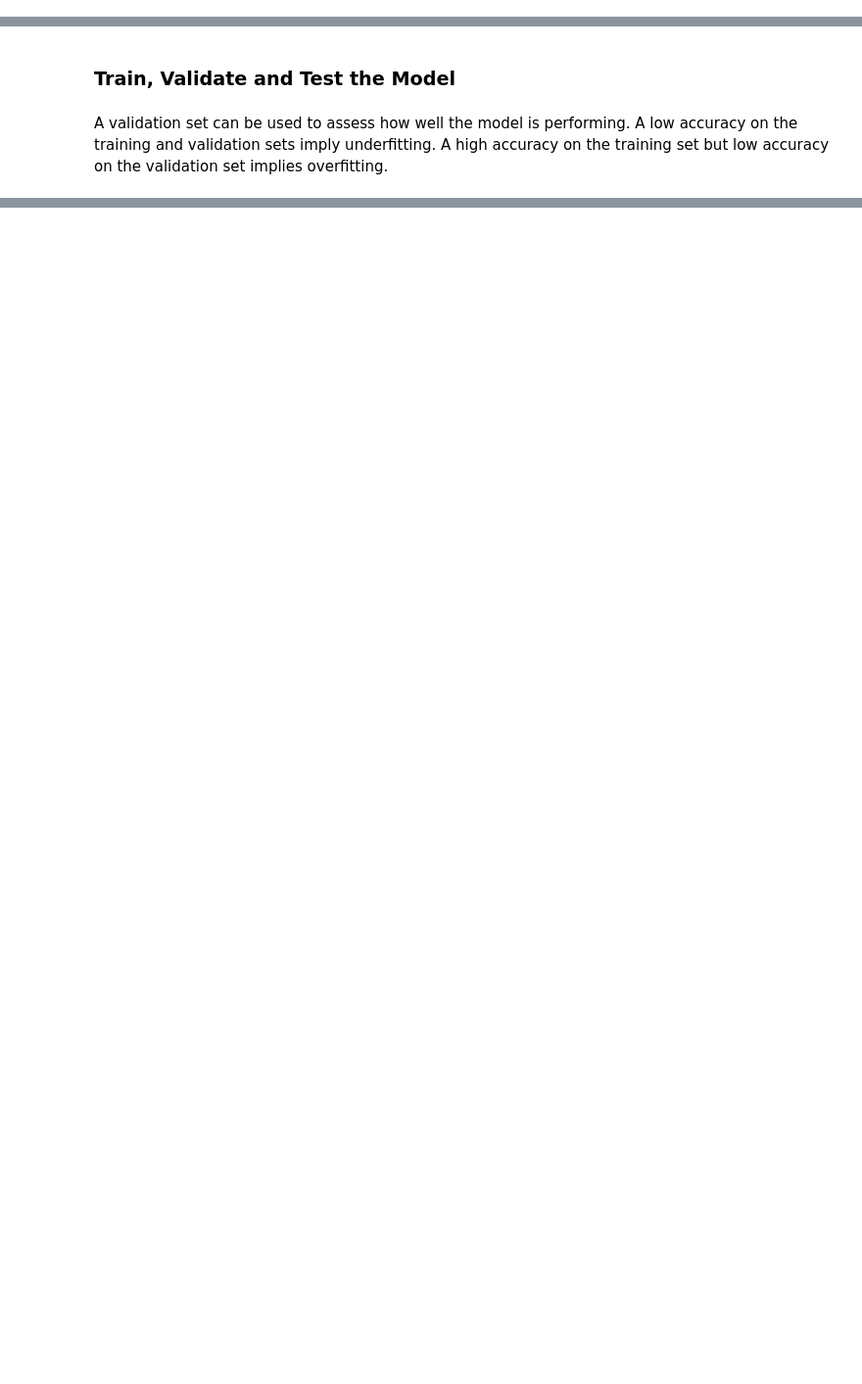
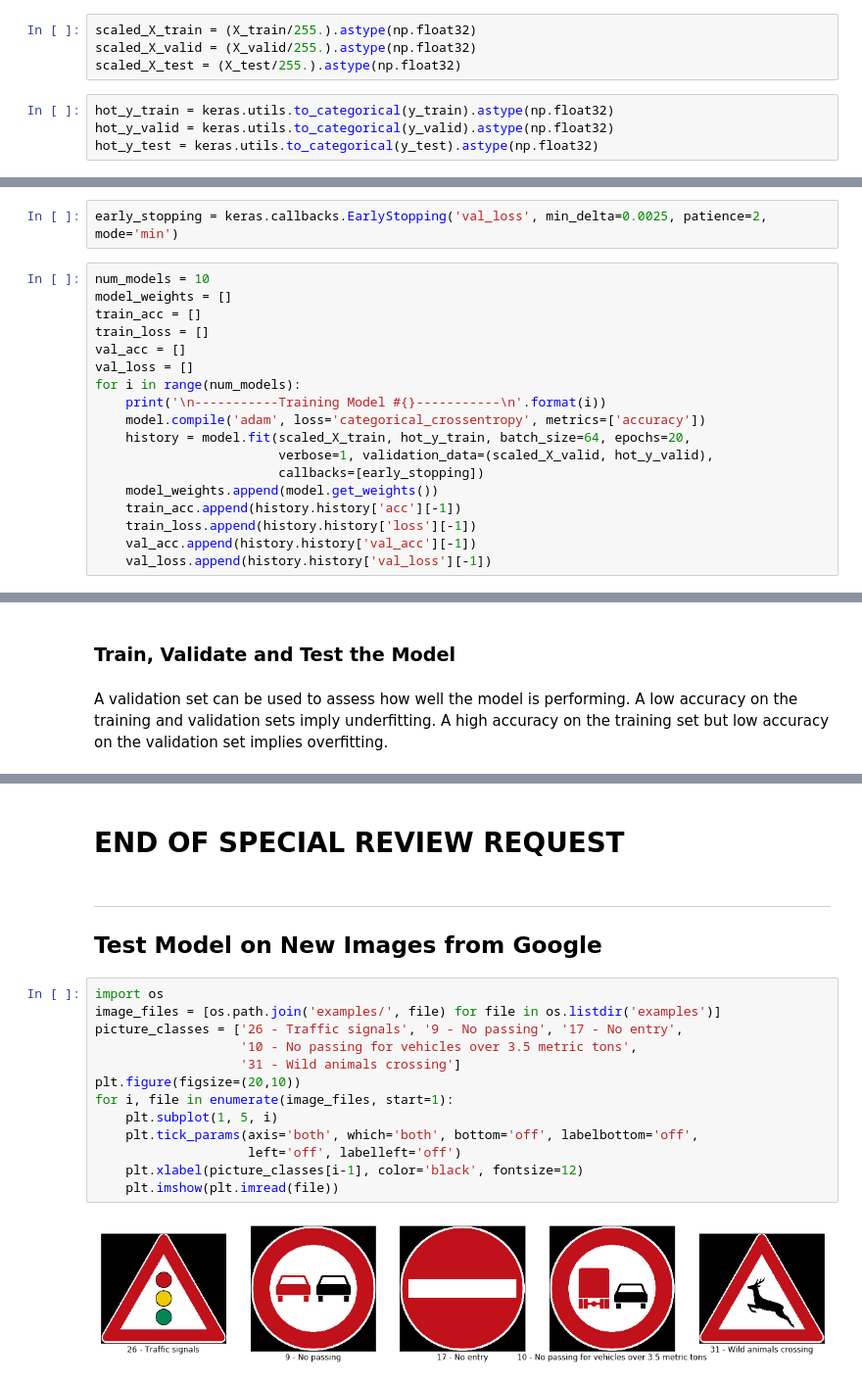
Before and after one commit to brycecf/CarND-Traffic-Sign-Classifier-Project, a Jupyter notebook: Traffic_Sign_Classifier.ipynb, the cells around one changed output, grey strips where cells are left out. Shown: that part at 98% size. Cells and saved outputs as stored; diff of their text form; blank space fills up the shorter version.

Commit message:
Completed assignment. Intend to modify model to use the dataset, estimator, experiment pipeline of TensorFlow core.

```diff
--- a/Traffic_Sign_Classifier.ipynb
+++ b/Traffic_Sign_Classifier.ipynb
@@ -172,0 +103,8 @@ y_one_hot = tf.one_hot(y, depth=n_classes)
+# %%
+scaled_X_train = (X_train/255.).astype(np.float32)
+scaled_X_valid = (X_valid/255.).astype(np.float32)
+scaled_X_test = (X_test/255.).astype(np.float32)
+# %%
+hot_y_train = keras.utils.to_categorical(y_train).astype(np.float32)
+hot_y_valid = keras.utils.to_categorical(y_valid).astype(np.float32)
+hot_y_test = keras.utils.to_categorical(y_test).astype(np.float32)
@@ -172,0 +136,20 @@ y_one_hot = tf.one_hot(y, depth=n_classes)
+# %%
+early_stopping = keras.callbacks.EarlyStopping('val_loss', min_delta=0.0025, patience=2, mode='min')
+# %%
+num_models = 10
+model_weights = []
+train_acc = []
+train_loss = []
+val_acc = []
+val_loss = []
+for i in range(num_models):
+    print('\n-----------Training Model #{}-----------\n'.format(i))
+    model.compile('adam', loss='categorical_crossentropy', metrics=['accuracy'])
+    history = model.fit(scaled_X_train, hot_y_train, batch_size=64, epochs=20,
+                        verbose=1, validation_data=(scaled_X_valid, hot_y_valid),
+                        callbacks=[early_stopping])
+    model_weights.append(model.get_weights())
+    train_acc.append(history.history['acc'][-1])
+    train_loss.append(history.history['loss'][-1])
+    val_acc.append(history.history['val_acc'][-1])
+    val_loss.append(history.history['val_loss'][-1])
@@ -354,0 +283,21 @@ def outputFeatureMap(image_input, tf_activation, activation_min=-1, activation_m
+# %% [markdown]
+# END OF SPECIAL REVIEW REQUEST
+# %% [markdown]
+---
+
+## Test Model on New Images from Google
+# %%
+import os
+image_files = [os.path.join('examples/', file) for file in os.listdir('examples')]
+picture_classes = ['26 - Traffic signals', '9 - No passing', '17 - No entry',
+                   '10 - No passing for vehicles over 3.5 metric tons',
+                   '31 - Wild animals crossing']
+plt.figure(figsize=(20,10))
+for i, file in enumerate(image_files, start=1):
+    plt.subplot(1, 5, i)
+    plt.tick_params(axis='both', which='both', bottom='off', labelbottom='off',
+                    left='off', labelleft='off')
+    plt.xlabel(picture_classes[i-1], color='black', fontsize=12)
+    plt.imshow(plt.imread(file))
+# %% [output]
+[figure, added]
```
Also changed, not shown: parts of 50 cells of this notebook, 23 other files.
